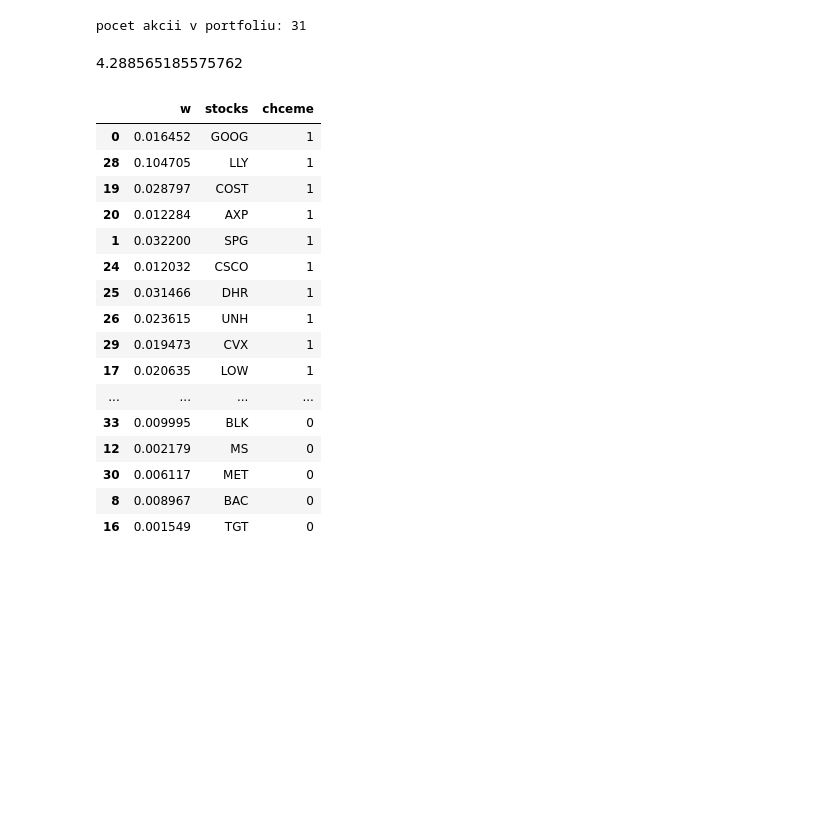
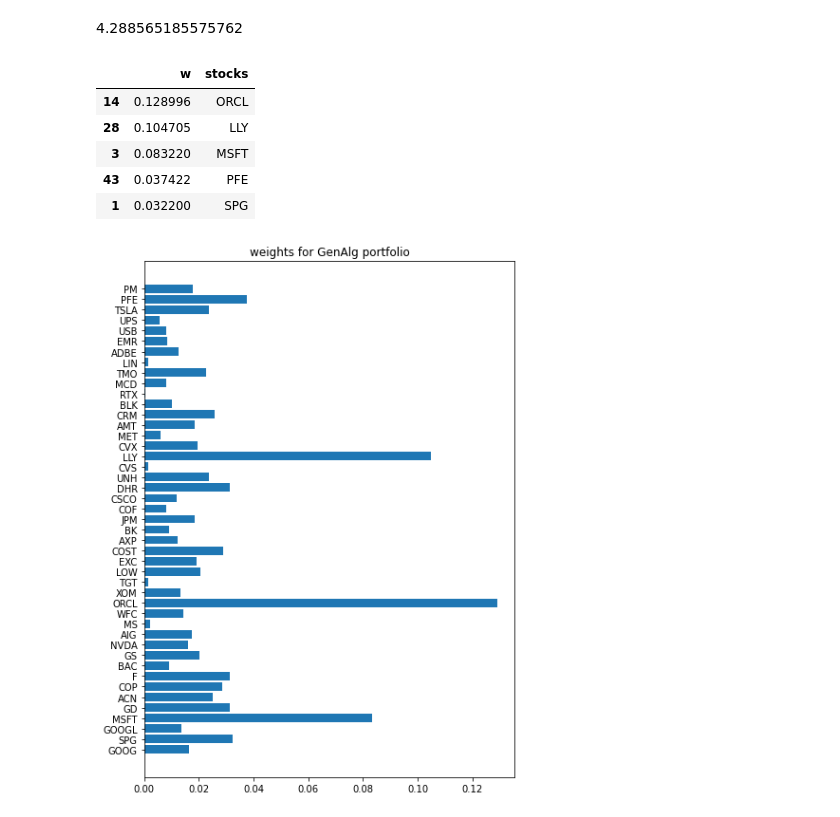
Before and after one commit to TheKompot/FinMatproject, a Jupyter notebook: genetic_alg_portfolio.ipynb, the cells around one changed output. Saved outputs shown, nothing was run; the diff lists cells and outputs as text; code cells hidden in the pictures; blank space fills up the shorter version.

Commit message:
refactor code for case study, added new plots

```diff
--- a/genetic_alg_portfolio.ipynb
+++ b/genetic_alg_portfolio.ipynb
@@ -458,40 +259,23 @@ print(best,best_fit)
-# %%
-menej_ako_jedno_percenta = [i for i in best if i < 0.01]
-print('pocet akcii v portfoliu:', 45-len(menej_ako_jedno_percenta))
-# %% [output]
-pocet akcii v portfoliu: 31
 # %% [markdown]
 4.288565185575762
 # %%
 df_vysledok = pd.DataFrame({"w":[0.01645208, 0.0322002,  0.01365159,0.08322032, 0.03114179, 0.02503631,
  0.02852424, 0.03133215, 0.00896659, 0.02004556, 0.01606103, 0.01750719,
  0.00217907, 0.01416346, 0.12899603, 0.01344529, 0.00154887, 0.02063509,
  0.01917004, 0.0287973,  0.01228395, 0.00902642, 0.01862372, 0.00800605,
  0.01203194, 0.03146646, 0.02361481, 0.00148632, 0.10470478, 0.01947316,
  0.00611707, 0.0183105,  0.02571685, 0.00999524, 0.00030258, 0.00796955,
  0.02272337, 0.00152548, 0.01253436, 0.00851215, 0.00813952, 0.00551268,
  0.02363687, 0.03742157, 0.01779043], "stocks" : ['GOOG', 'SPG', 'GOOGL', 'MSFT', 'GD', 'ACN', 'COP', 'F', 'BAC', 'GS',
                 'NVDA', 'AIG', 'MS', 'WFC', 'ORCL', 'XOM', 'TGT', 'LOW', 'EXC', 'COST',
                 'AXP', 'BK', 'JPM', 'COF', 'CSCO', 'DHR', 'UNH', 'CVS', 'LLY', 'CVX',
                 'MET', 'AMT', 'CRM', 'BLK', 'RTX', 'MCD', 'TMO', 'LIN', 'ADBE', 'EMR',
                 'USB', 'UPS', 'TSLA', 'PFE', 'PM']})
-df_vysledok['chceme'] = [1 if v >= 0.01 else 0 for v in df_vysledok['w'] ]
-df_vysledok.sort_values('chceme', ascending=False)
+df_vysledok.sort_values('w', ascending=False).head()
 # %% [output]
-|  | w | stocks | chceme |
-| 0 | 0.016452 | GOOG | 1 |
-| 28 | 0.104705 | LLY | 1 |
-| 19 | 0.028797 | COST | 1 |
-| 20 | 0.012284 | AXP | 1 |
-| 1 | 0.032200 | SPG | 1 |
-| 24 | 0.012032 | CSCO | 1 |
-| 25 | 0.031466 | DHR | 1 |
-| 26 | 0.023615 | UNH | 1 |
-| 29 | 0.019473 | CVX | 1 |
-| 17 | 0.020635 | LOW | 1 |
-| ... | ... | ... | ... |
-| 33 | 0.009995 | BLK | 0 |
-| 12 | 0.002179 | MS | 0 |
-| 30 | 0.006117 | MET | 0 |
-| 8 | 0.008967 | BAC | 0 |
-| 16 | 0.001549 | TGT | 0 |
+|  | w | stocks |
+| 14 | 0.128996 | ORCL |
+| 28 | 0.104705 | LLY |
+| 3 | 0.083220 | MSFT |
+| 43 | 0.037422 | PFE |
+| 1 | 0.032200 | SPG |
@@ -497,0 +284,7 @@ df_vysledok.sort_values('chceme', ascending=False)
+# %%
+plt.figure(figsize=(7,10))
+plt.barh(df_vysledok['stocks'],df_vysledok['w'])
+plt.title('weights for GenAlg portfolio')
+plt.show()
+# %% [output]
+[figure, added]
```
Also changed, not shown: parts of 30 cells of this notebook.
